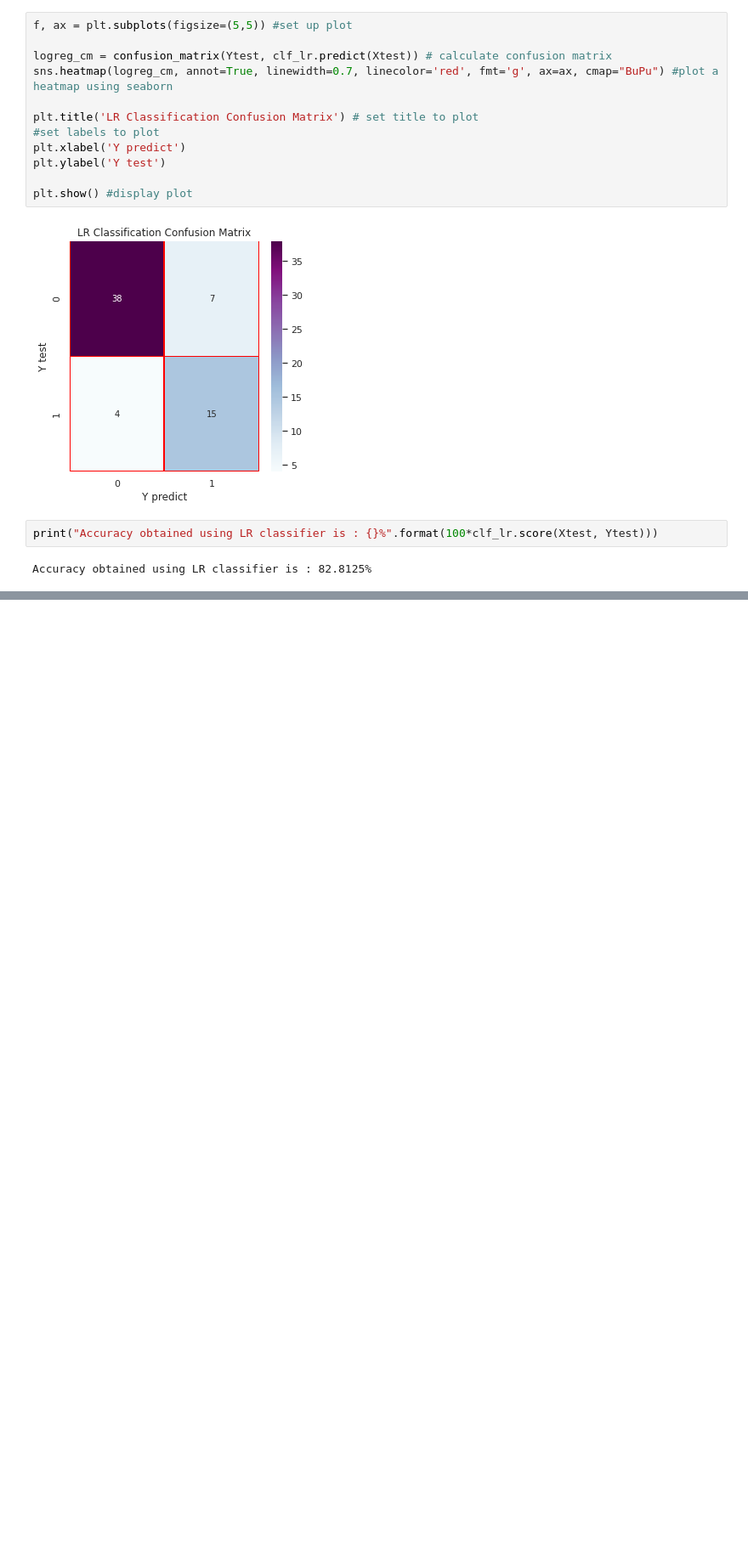
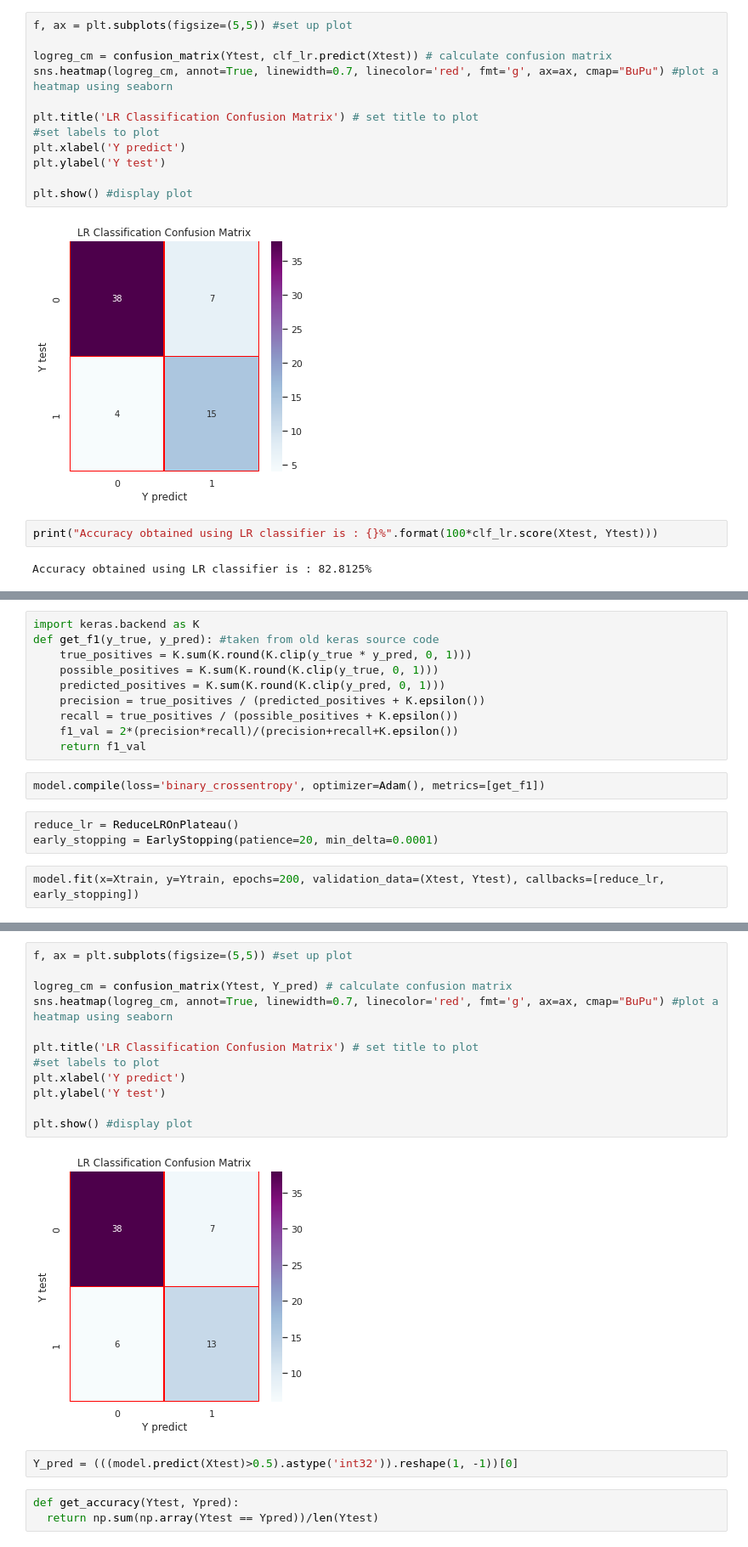
Before and after one commit to guptaShourya/DiabetesDetection, a Jupyter notebook: DiabetesDetection.ipynb, the cells around one changed output, grey strips where cells are left out. Shown: that part at 85% size. Saved outputs shown, nothing was run; the diff lists cells and outputs as text; blank space fills up the shorter version.

```diff
--- a/DiabetesDetection.ipynb
+++ b/DiabetesDetection.ipynb
@@ -310,0 +357,17 @@ Accuracy obtained using LR classifier is : 82.8125%
+# %%
+import keras.backend as K
+def get_f1(y_true, y_pred): #taken from old keras source code
+    true_positives = K.sum(K.round(K.clip(y_true * y_pred, 0, 1)))
+    possible_positives = K.sum(K.round(K.clip(y_true, 0, 1)))
+    predicted_positives = K.sum(K.round(K.clip(y_pred, 0, 1)))
+    precision = true_positives / (predicted_positives + K.epsilon())
+    recall = true_positives / (possible_positives + K.epsilon())
+    f1_val = 2*(precision*recall)/(precision+recall+K.epsilon())
+    return f1_val
+# %%
+model.compile(loss='binary_crossentropy', optimizer=Adam(), metrics=[get_f1])
+# %%
+reduce_lr = ReduceLROnPlateau()
+early_stopping = EarlyStopping(patience=20, min_delta=0.0001)
+# %%
+model.fit(x=Xtrain, y=Ytrain, epochs=200, validation_data=(Xtest, Ytest), callbacks=[reduce_lr, early_stopping])
@@ -310,0 +393,19 @@ Accuracy obtained using LR classifier is : 82.8125%
+# %%
+f, ax = plt.subplots(figsize=(5,5)) #set up plot
+
+logreg_cm = confusion_matrix(Ytest, Y_pred) # calculate confusion matrix
+sns.heatmap(logreg_cm, annot=True, linewidth=0.7, linecolor='red', fmt='g', ax=ax, cmap="BuPu") #plot a heatmap using seaborn
+
+plt.title('LR Classification Confusion Matrix') # set title to plot
+#set labels to plot
+plt.xlabel('Y predict')
+plt.ylabel('Y test')
+
+plt.show() #display plot
+# %% [output]
+[figure, added]
+# %%
+Y_pred = (((model.predict(Xtest)>0.5).astype('int32')).reshape(1, -1))[0]
+# %%
+def get_accuracy(Ytest, Ypred):
+  return np.sum(np.array(Ytest == Ypred))/len(Ytest)
```
Also changed, not shown: parts of 12 cells of this notebook.
